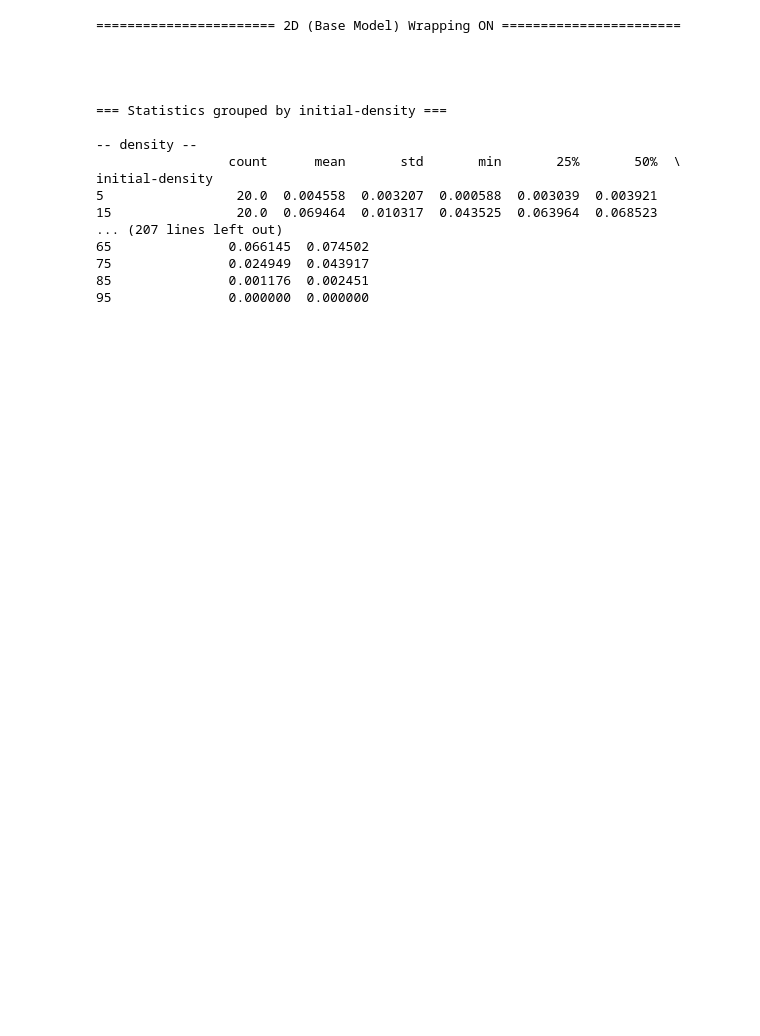
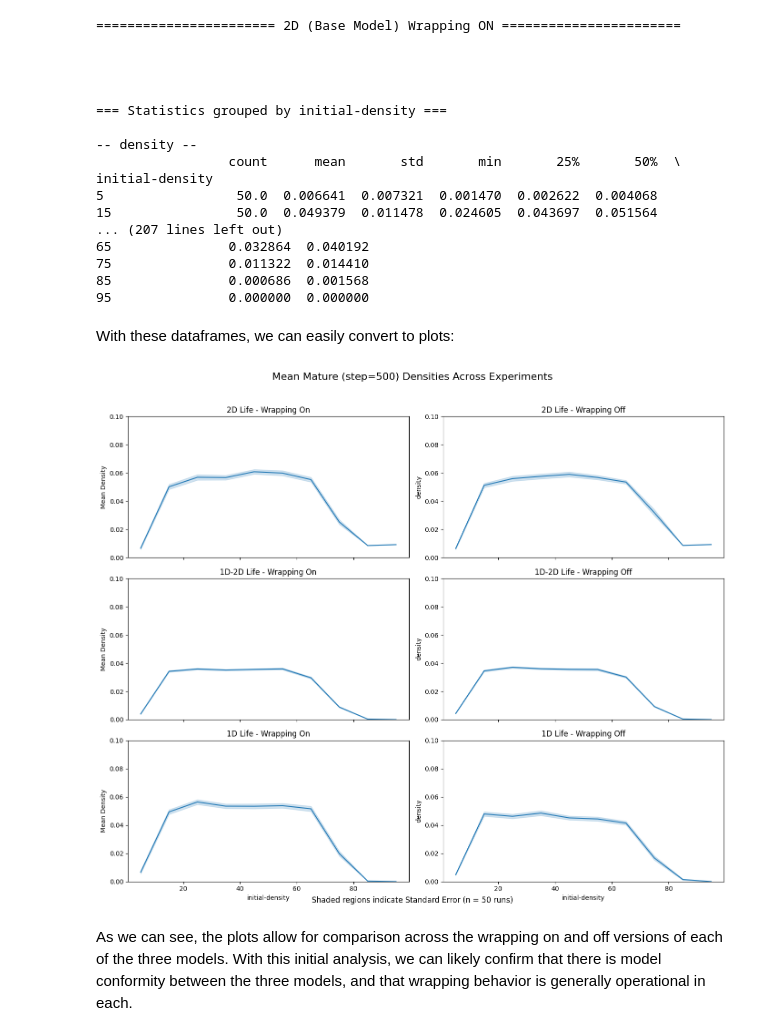
Before and after one commit to peterdresslar/GOL-1d-nl, a Jupyter notebook: notebooks/experiment.ipynb, the cells around one changed output. Drawn from its saved outputs; the diff is of its cells as text; code cells hidden in the pictures; blank space fills up the shorter version.

Commit message:
data, analysis

```diff
--- a/notebooks/experiment.ipynb
+++ b/notebooks/experiment.ipynb
@@ -16,15 +21,15 @@ Life.nlogo is a model distributed with Netlogo that encapsulates Conwayʻs Game
 # %%
-life_on_df = df_and_stats("../data/Life-Wide-ON-table.csv", "initial-density", "2D (Base Model) Wrapping ON")
+life_on_df = df_and_stats("../data/2d-Life-ON.csv", "initial-density", "2D (Base Model) Wrapping ON")
 print("\n\n")
-life_off_df = df_and_stats("../data/Life-Wide-OFF-table.csv", "initial-density", "2D (Base Model) Wrapping OFF")
+life_off_df = df_and_stats("../data/2d-Life-OFF.csv", "initial-density", "2D (Base Model) Wrapping OFF")
 print("\n\n")
-life_1d_2d_on_df = df_and_stats("../data/1d-2d-Life-Wide-ON-table.csv", "initial-density", "1D-2D Life Wrapping ON")
+life_1d_2d_on_df = df_and_stats("../data/1d-2d-Life-ON.csv", "initial-density", "1D-2D Life Wrapping ON")
 print("\n\n")
-life_1d_2d_off_df = df_and_stats("../data/1d-2d-Life-Wide-OFF-table.csv", "initial-density", "1D-2D Life Wrapping OFF")
+life_1d_2d_off_df = df_and_stats("../data/1d-2d-Life-OFF.csv", "initial-density", "1D-2D Life Wrapping OFF")
 print("\n\n")
-life_1d_on_df = df_and_stats("../data/1d-Life-Wide-ON-table.csv", "initial-density", "1D Life Wrapping ON")
+life_1d_on_df = df_and_stats("../data/1d-Life-ON.csv", "initial-density", "1D Life Wrapping ON")
 print("\n\n")
-life_1d_off_df = df_and_stats("../data/1d-Life-Wide-OFF-table.csv", "initial-density", "1D Life Wrapping OFF")
+life_1d_off_df = df_and_stats("../data/1d-Life-OFF.csv", "initial-density", "1D Life Wrapping OFF")
 print("\n\n")
 # %% [output]
 ======================= 2D (Base Model) Wrapping ON =======================
@@ -37,10 +42,18 @@ print("\n\n")
 -- density --
                  count      mean       std       min       25%       50%  \
 initial-density
-5                 20.0  0.004558  0.003207  0.000588  0.003039  0.003921
-15                20.0  0.069464  0.010317  0.043525  0.063964  0.068523
+5                 50.0  0.006641  0.007321  0.001470  0.002622  0.004068
+15                50.0  0.049379  0.011478  0.024605  0.043697  0.051564
 ... (207 lines left out)
-65               0.066145  0.074502
-75               0.024949  0.043917
-85               0.001176  0.002451
+65               0.032864  0.040192
+75               0.011322  0.014410
+85               0.000686  0.001568
 95               0.000000  0.000000
+# %% [markdown]
+With these dataframes, we can easily convert to plots:
+# %%
+fig = plot_from_df_finals(life_on_df, life_off_df, life_1d_2d_on_df, life_1d_2d_off_df, life_1d_on_df, life_1d_off_df)
+# %% [output]
+[figure, added]
+# %% [markdown]
+As we can see, the plots allow for comparison across the wrapping on and off versions of each of the three models. With this initial analysis, we can likely confirm that there is model conformity between the three models, and that wrapping behavior is generally operational in each.
```
Also changed, not shown: parts of 3 cells of this notebook, 21 other files.
